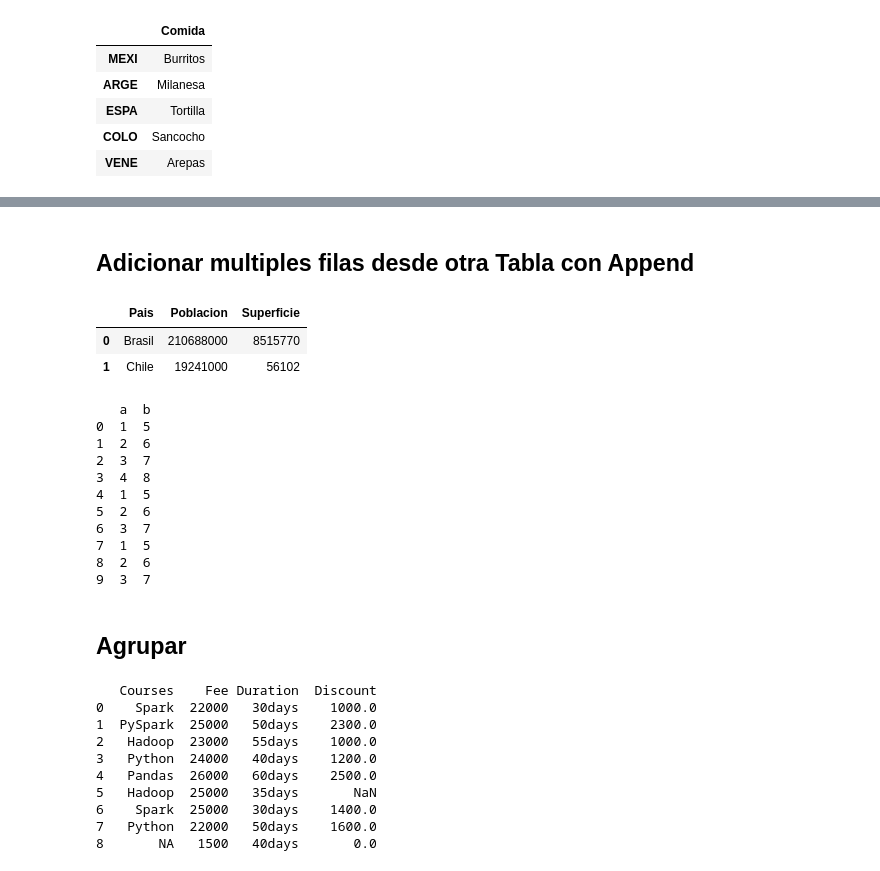
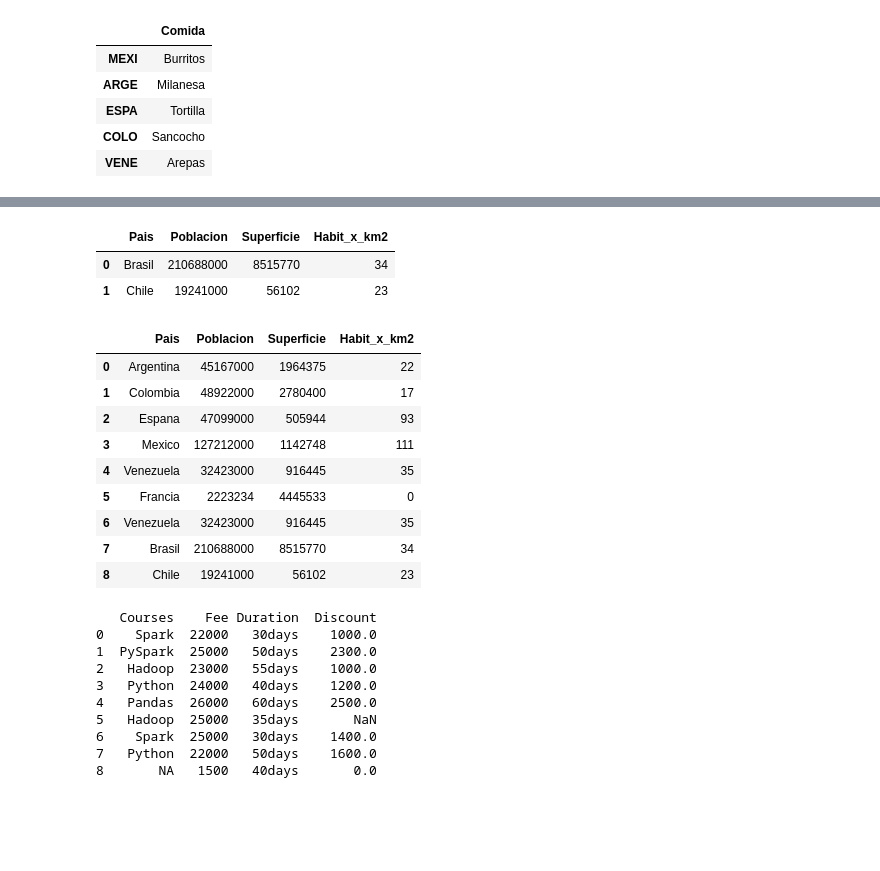
Before and after one commit to chemiya-biblioteca/BL-12-Python, a Jupyter notebook: machine learning ejercicios/EJERCICIOS_EXAMEN/Dataframe muchas operaciones.ipynb, the cells around one changed output, grey strips where cells are left out. Drawn from its saved outputs; the diff is of its cells as text; code cells hidden in the pictures; blank space fills up the shorter version.

```diff
--- a/machine learning ejercicios/limpios/Manipulacion_datos_pandas.ipynb
+++ b/machine learning ejercicios/EJERCICIOS_EXAMEN/Dataframe muchas operaciones.ipynb
@@ -260,12 +290,11 @@ df_index
-# %% [markdown]
-## Adicionar multiples filas desde otra Tabla con Append
 # %%
-#supongamos que tenemos otra tabla:
+#juntar tablas
 df_otros = pd.DataFrame(data={"Pais":['Brasil','Chile'],
                         "Poblacion":[210688000, 19241000],
-                        "Superficie":[8515770,56102]})
+                        "Superficie":[8515770,56102],
+                        "Habit_x_km2":[34,23]})
 df_otros
 # %% [output]
-|  | Pais | Poblacion | Superficie |
-| 0 | Brasil | 210688000 | 8515770 |
-| 1 | Chile | 19241000 | 56102 |
+|  | Pais | Poblacion | Superficie | Habit_x_km2 |
+| 0 | Brasil | 210688000 | 8515770 | 34 |
+| 1 | Chile | 19241000 | 56102 | 23 |
@@ -278,18 +301,15 @@ df2 = pd.DataFrame({"a":[1, 2, 3],
 # %%
-df1 = pd.concat([df1, df2], ignore_index=True)
-print(df1)
+df_otros=pd.concat([df_index,df_otros], ignore_index=True)
+df_otros
 # %% [output]
-   a  b
-0  1  5
-1  2  6
-2  3  7
-3  4  8
-4  1  5
-5  2  6
-6  3  7
-7  1  5
-8  2  6
-9  3  7
+|  | Pais | Poblacion | Superficie | Habit_x_km2 |
+| 0 | Argentina | 45167000 | 1964375 | 22 |
+| 1 | Colombia | 48922000 | 2780400 | 17 |
+| 2 | Espana | 47099000 | 505944 | 93 |
+| 3 | Mexico | 127212000 | 1142748 | 111 |
+| 4 | Venezuela | 32423000 | 916445 | 35 |
+| 5 | Francia | 2223234 | 4445533 | 0 |
+| 6 | Venezuela | 32423000 | 916445 | 35 |
+| 7 | Brasil | 210688000 | 8515770 | 34 |
+| 8 | Chile | 19241000 | 56102 | 23 |
-# %% [markdown]
-## Agrupar
 # %%
```
Also changed, not shown: parts of 81 cells of this notebook, 17 other files.
